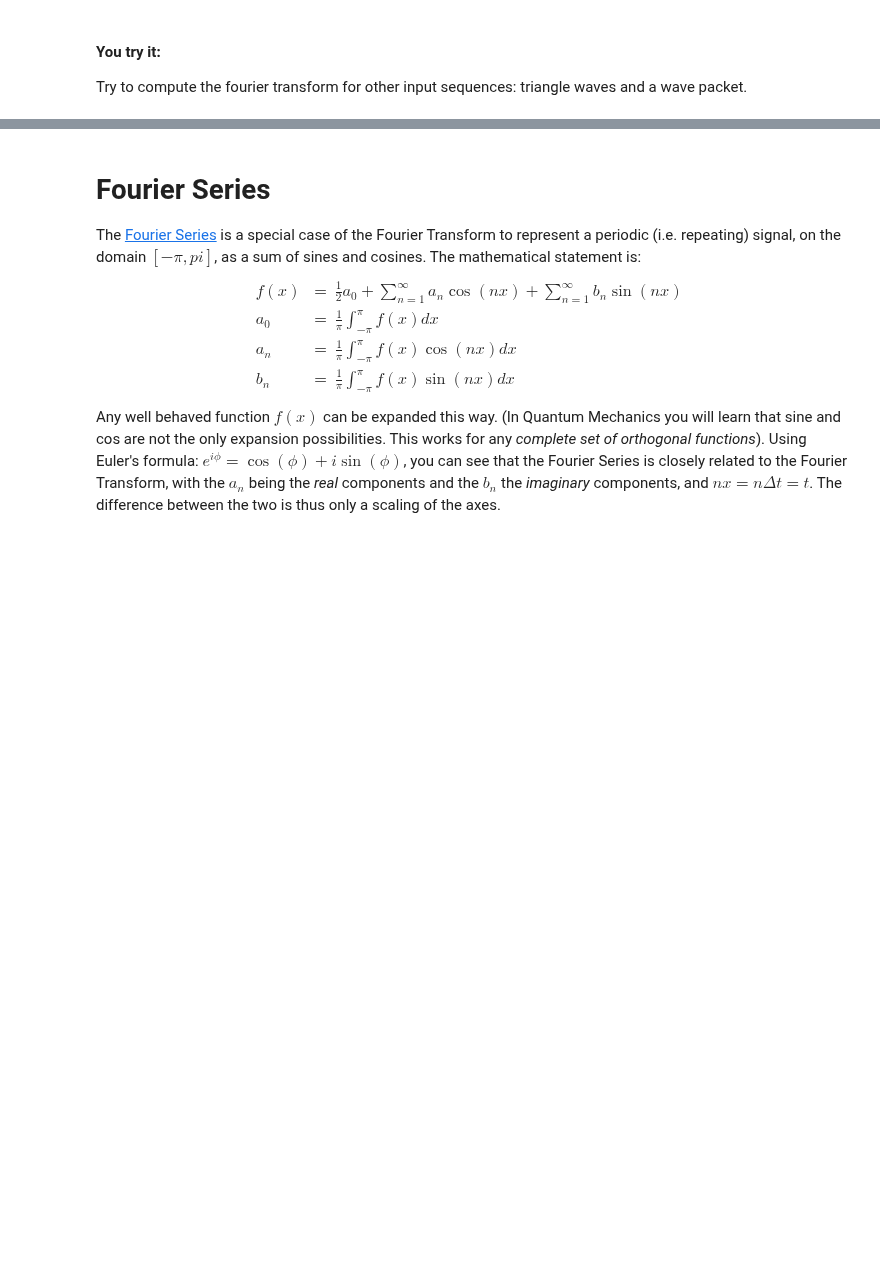
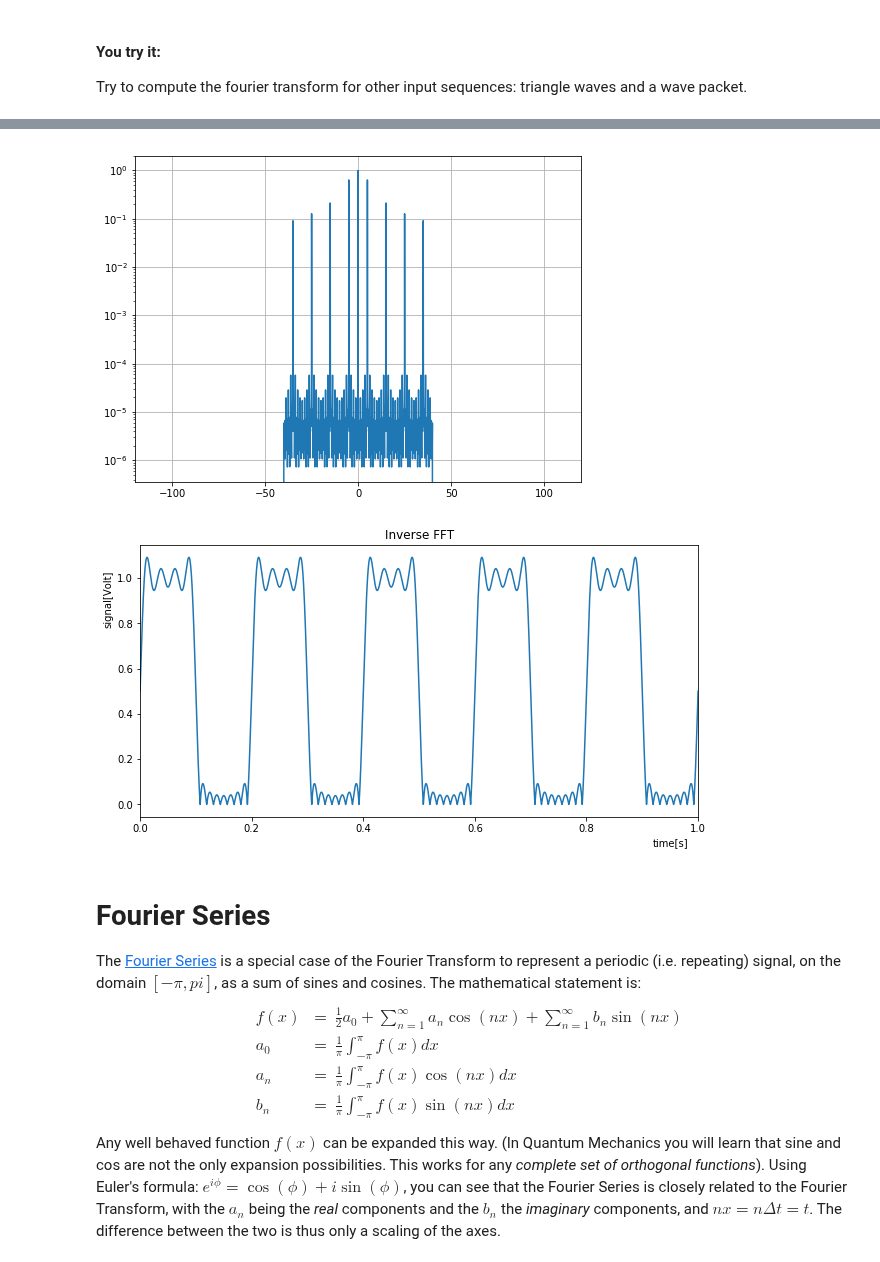
Before and after one commit to mholtrop/Phys601, a Jupyter notebook: Notebooks/09_Fourier_Transforms.ipynb, the cells around one changed output, grey strips where cells are left out. Cells and saved outputs as stored; diff of their text form; code cells hidden in the pictures; blank space fills up the shorter version.

```diff
--- a/Notebooks/09_Fourier_Transforms.ipynb
+++ b/Notebooks/09_Fourier_Transforms.ipynb
@@ -242,3 +251,22 @@ Try to compute the fourier transform for other input sequences: triangle waves a
+# %%
+y_sq_fft_half = y_sq_fft*(np.abs(f_fft)<40.) # Only copy the values where freq < 40.
+plt.figure(figsize=(8,6))                  # Plot to check
+plt.semilogy(f_fft,2./N*np.abs(y_sq_fft_half)) # Plot log y and normalize by 2/N so spectrum is in Volt.
+plt.xlim(-120.,120)
+plt.grid(True)
+
+rev_fft = ifft(ifftshift(y_sq_fft_half))     # Un-shift the fft spectrum first.
+plt.figure(figsize=(10,5))
+plt.plot(t,np.abs(rev_fft))
+plt.title("Inverse FFT")
+plt.xlabel("time[s]",position=(0.95,1))
+plt.ylabel("signal[Volt]",position=(1,0.8))
+ax = plt.gca()
+ax.set_xlim(0,1.)
+plt.show()
+# %% [output]
+[figure, added]
+[figure, added]
 # %% [markdown]
 # Fourier Series
 The [Fourier Series](https://en.wikipedia.org/wiki/Fourier_series) is a special case of the Fourier Transform to represent a periodic (i.e. repeating) signal, on the domain $[-\pi,pi]$, as a sum of sines and cosines. The mathematical statement is:
```
Also changed, not shown: parts of 9 cells of this notebook.
